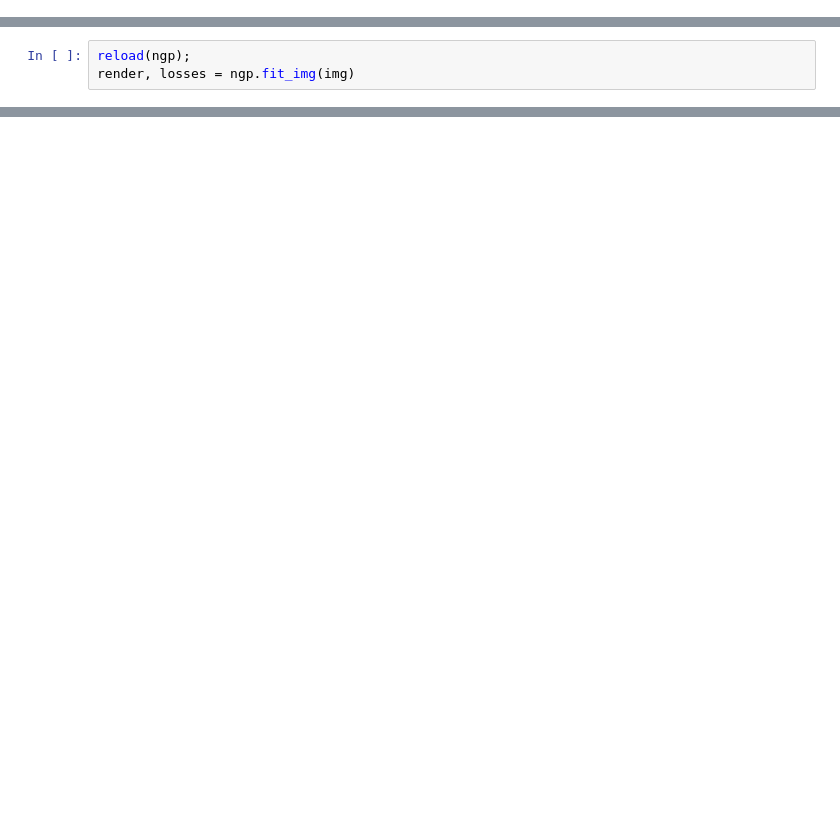
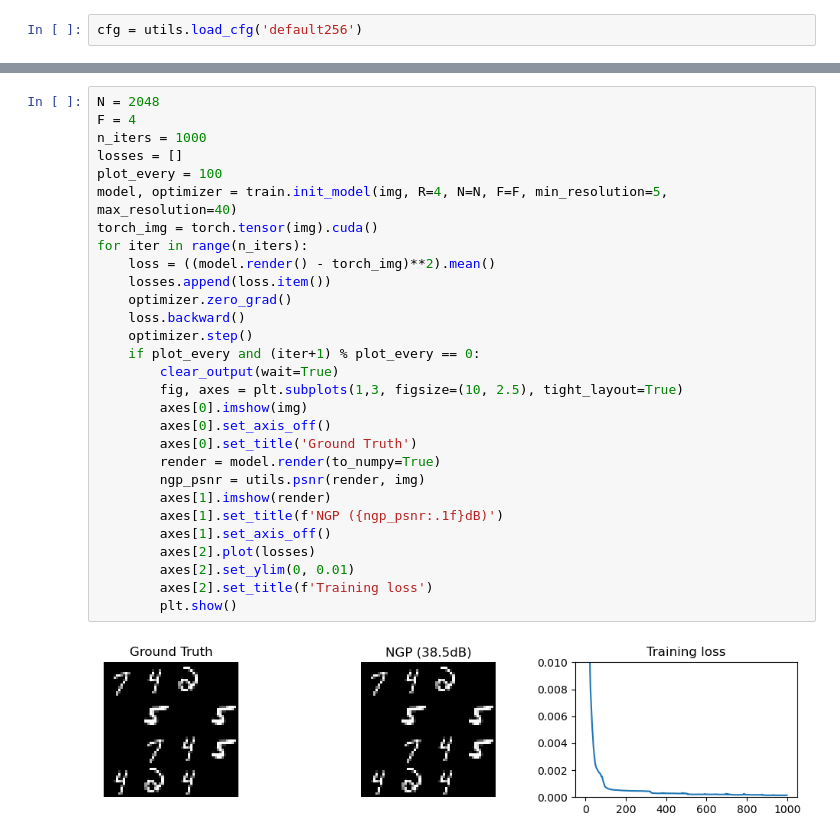
Before and after one commit to clintonjwang/learned-hash, a Jupyter notebook: scratchpad.ipynb, the cells around one changed output, grey strips where cells are left out. Saved outputs shown, nothing was run; the diff lists cells and outputs as text; blank space fills up the shorter version.

```diff
--- a/scratchpad.ipynb
+++ b/scratchpad.ipynb
@@ -10,0 +20,2 @@ import matplotlib.pyplot as plt
+# %%
+cfg = utils.load_cfg('default256')
@@ -14,3 +35,0 @@ img = np.array(Image.open(image_path)) / 255.
-# %%
-reload(ngp);
-render, losses = ngp.fit_img(img)
@@ -40,0 +86,31 @@ x = (x - xmin)/(xmax - xmin)
+# %%
+N = 2048
+F = 4
+n_iters = 1000
+losses = []
+plot_every = 100
+model, optimizer = train.init_model(img, R=4, N=N, F=F, min_resolution=5, max_resolution=40)
+torch_img = torch.tensor(img).cuda()
+for iter in range(n_iters):
+    loss = ((model.render() - torch_img)**2).mean()
+    losses.append(loss.item())
+    optimizer.zero_grad()
+    loss.backward()
+    optimizer.step()
+    if plot_every and (iter+1) % plot_every == 0:
+        clear_output(wait=True)
+        fig, axes = plt.subplots(1,3, figsize=(10, 2.5), tight_layout=True)
+        axes[0].imshow(img)
+        axes[0].set_axis_off()
+        axes[0].set_title('Ground Truth')
+        render = model.render(to_numpy=True)
+        ngp_psnr = utils.psnr(render, img)
+        axes[1].imshow(render)
+        axes[1].set_title(f'NGP ({ngp_psnr:.1f}dB)')
+        axes[1].set_axis_off()
+        axes[2].plot(losses)
+        axes[2].set_ylim(0, 0.01)
+        axes[2].set_title(f'Training loss')
+        plt.show()
+# %% [output]
+[figure, added]
```
Also changed, not shown: parts of 39 cells of this notebook, 10 other files.
